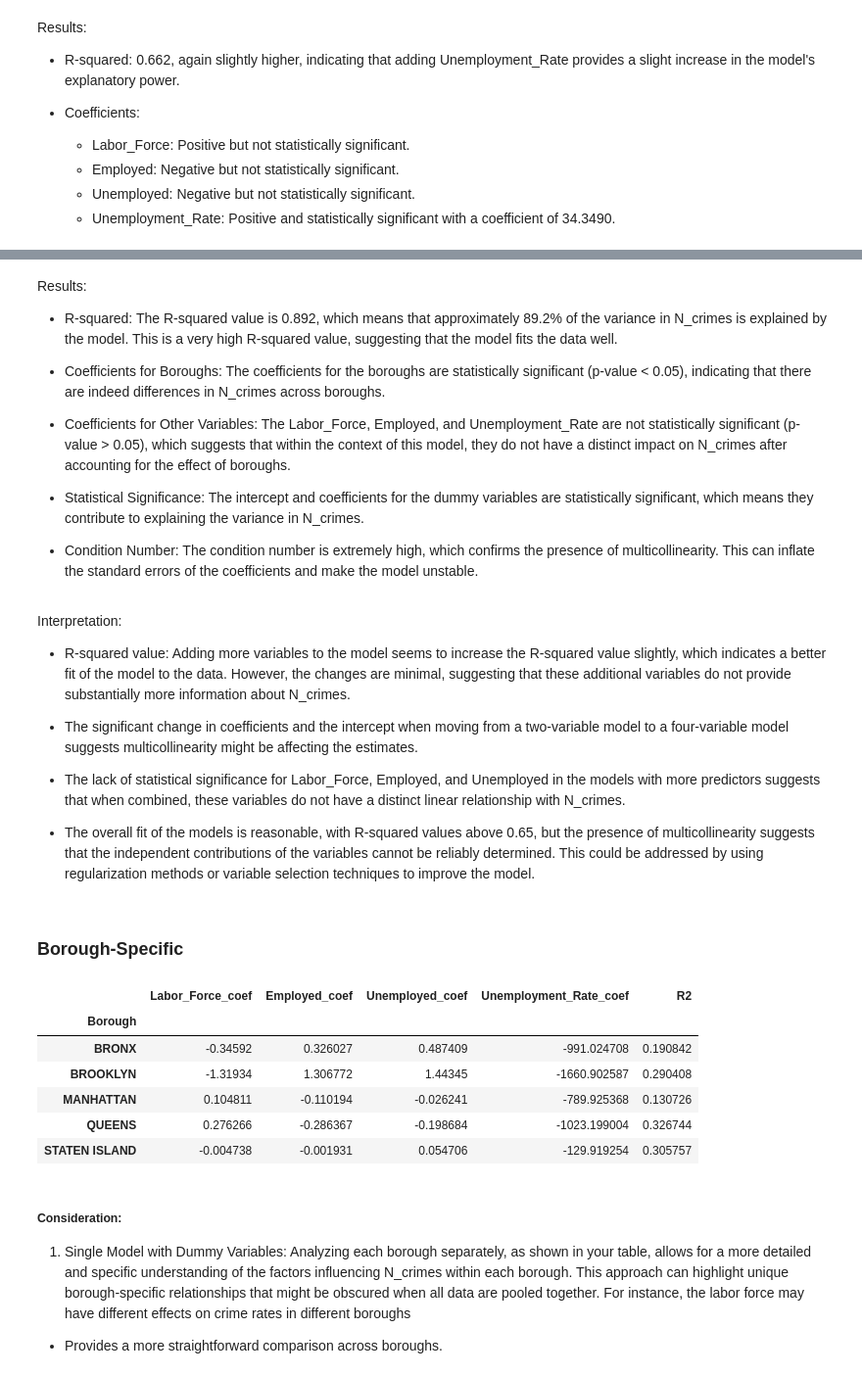
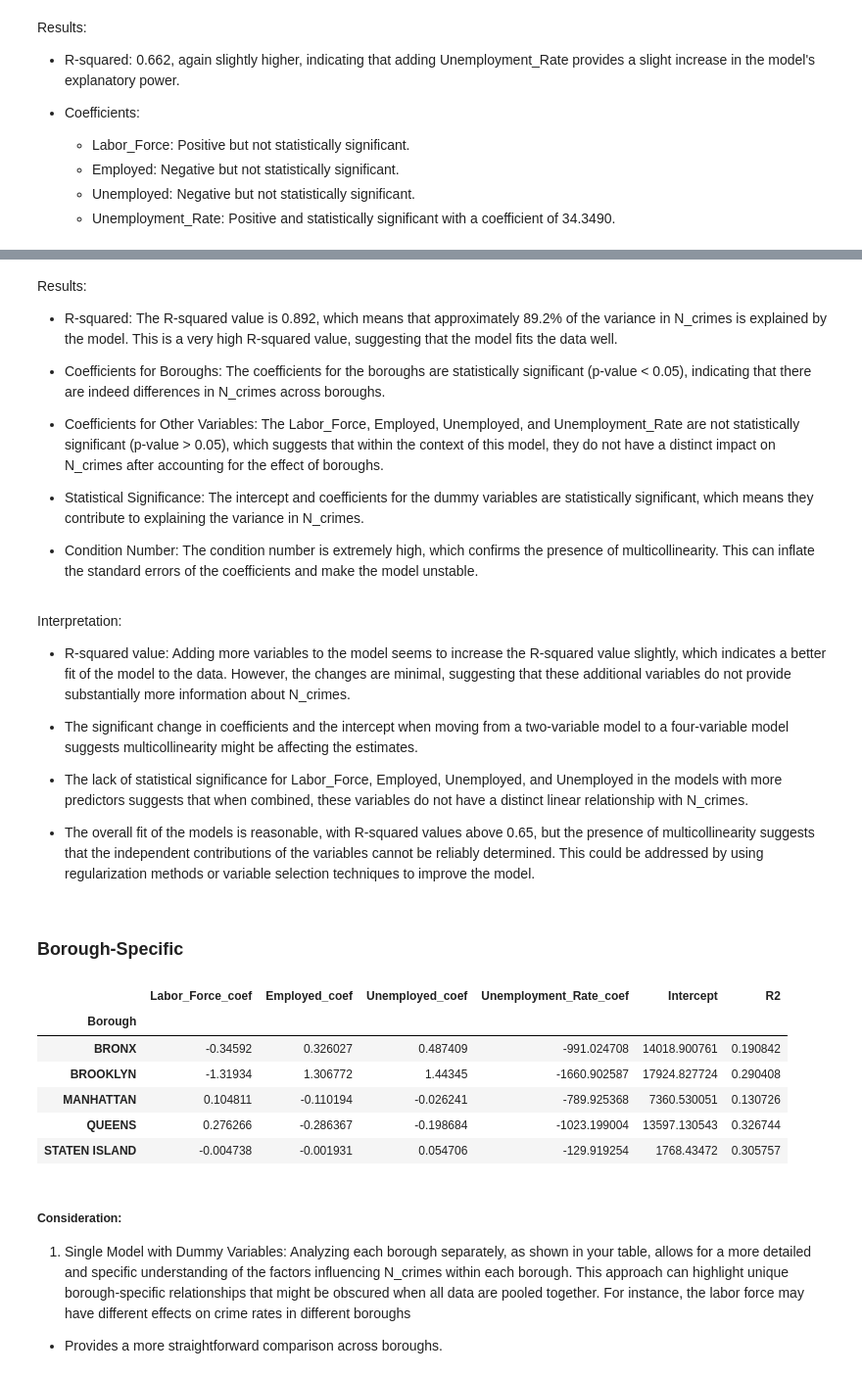
Before and after one commit to Yuntian-Wu/CUSP-7013, a Jupyter notebook: Regression.ipynb, the cells around one changed output, grey strips where cells are left out. Shown at 98% size. Drawn from its saved outputs; the diff is of its cells as text; code cells hidden in the pictures.

```diff
--- a/Regression.ipynb
+++ b/Regression.ipynb
@@ -48,9 +48,9 @@ Combined_data.head()
 ### Dummy variables representing categorical variables
 # %%
 # Create dummy variables for the 'BORO_NM' column
-boro_dummies = pd.get_dummies(Combined_data['BORO_NM'], drop_first=False)
+boro_dummies = pd.get_dummies(Combined_data['BORO_NM'], drop_first=True)
 
 # Concatenate the dummy variables with the original DataFrame
-Combined_data = pd.concat([Combined_data, boro_dummies], axis=1)
-Combined_data.head()
+Combined_data_dummies = pd.concat([Combined_data, boro_dummies], axis=1)
+Combined_data_dummies.head()
 # %% [output]
@@ -97,8 +101,7 @@ correlation_matrix
 #### 1.With intercept
 # %%
 # Rename
-Combined_data.rename(columns={'Labor Force':'Labor_Force','Unemployment Rate':'Unemployment_Rate',
-                              'STATEN ISLAND':'STATEN_ISLAND'},inplace = True)
+Combined_data.rename(columns={'Labor Force':'Labor_Force','Unemployment Rate':'Unemployment_Rate'},inplace = True)
 # %%
 regressors = ['Labor_Force','Employed','Unemployed','Unemployment_Rate']
 # %%
@@ -282,7 +285,7 @@ Results:
     - Unemployed: Negative but not statistically significant.
     - Unemployment_Rate: Positive and statistically significant with a coefficient of 34.3490.
 # %%
-lm = smf.ols(formula= 'N_crimes~ Labor_Force + Employed + Unemployed + Unemployment_Rate + BRONX + BROOKLYN+ MANHATTAN+ QUEENS+ STATEN_ISLAND', data = Combined_data).fit()
+lm = smf.ols(formula= 'N_crimes~ Labor_Force + Employed + Unemployed + Unemployment_Rate + C(BORO_NM)', data = Combined_data).fit()
 print(lm.summary())
 # %% [output]
                             OLS Regression Results
@@ -309,7 +312,7 @@ Results:
 
 - Coefficients for Boroughs: The coefficients for the boroughs are statistically significant (p-value < 0.05), indicating that there are indeed differences in N_crimes across boroughs.
 
-- Coefficients for Other Variables: The Labor_Force, Employed, and Unemployment_Rate are not statistically significant (p-value > 0.05), which suggests that within the context of this model, they do not have a distinct impact on N_crimes after accounting for the effect of boroughs.
+- Coefficients for Other Variables: The Labor_Force, Employed, Unemployed, and Unemployment_Rate are not statistically significant (p-value > 0.05), which suggests that within the context of this model, they do not have a distinct impact on N_crimes after accounting for the effect of boroughs.
 
 - Statistical Significance: The intercept and coefficients for the dummy variables are statistically significant, which means they contribute to explaining the variance in N_crimes.
 
@@ -321,7 +324,7 @@ Interpretation:
 
 - The significant change in coefficients and the intercept when moving from a two-variable model to a four-variable model suggests multicollinearity might be affecting the estimates.
 
-- The lack of statistical significance for Labor_Force, Employed, and Unemployed in the models with more predictors suggests that when combined, these variables do not have a distinct linear relationship with N_crimes.
+- The lack of statistical significance for Labor_Force, Employed, Unemployed, and Unemployed in the models with more predictors suggests that when combined, these variables do not have a distinct linear relationship with N_crimes.
 
 - The overall fit of the models is reasonable, with R-squared values above 0.65, but the presence of multicollinearity suggests that the independent contributions of the variables cannot be reliably determined. This could be addressed by using regularization methods or variable selection techniques to improve the model.
 # %% [markdown]
@@ -331,31 +334,31 @@ results_df2 = pd.DataFrame(columns=['Labor_Force_coef',
                                     'Employed_coef',
                                     'Unemployed_coef',
                                     'Unemployment_Rate_coef',
-                                    #'Intercept',
+                                    'Intercept',
                                     'R2'])
 results_df2['Borough'] = Combined_data['BORO_NM'].unique()
 results_df2 = results_df2.set_index('Borough')
 # %%
 for boro in Combined_data['BORO_NM'].unique():
 
     df_boro = Combined_data[Combined_data['BORO_NM'] == boro]
     lm = smf.ols(formula='N_crimes~ Labor_Force + Employed + Unemployed + Unemployment_Rate', data=df_boro).fit()
 
     results_df2.loc[boro] = [lm.params['Labor_Force'],
                                    lm.params['Employed'],
                                    lm.params['Unemployed'],
                                    lm.params['Unemployment_Rate'],
-                                   #lm.params['Intercept'],
+                                   lm.params['Intercept'],
                                    lm.rsquared]
 results_df2
 # %% [output]
-|  | Labor_Force_coef | Employed_coef | Unemployed_coef | Unemployment_Rate_coef | R2 |
-| Borough |  |  |  |  |  |
-| BRONX | -0.34592 | 0.326027 | 0.487409 | -991.024708 | 0.190842 |
-| BROOKLYN | -1.31934 | 1.306772 | 1.44345 | -1660.902587 | 0.290408 |
-| MANHATTAN | 0.104811 | -0.110194 | -0.026241 | -789.925368 | 0.130726 |
-| QUEENS | 0.276266 | -0.286367 | -0.198684 | -1023.199004 | 0.326744 |
-| STATEN ISLAND | -0.004738 | -0.001931 | 0.054706 | -129.919254 | 0.305757 |
+|  | Labor_Force_coef | Employed_coef | Unemployed_coef | Unemployment_Rate_coef | Intercept | R2 |
+| Borough |  |  |  |  |  |  |
+| BRONX | -0.34592 | 0.326027 | 0.487409 | -991.024708 | 14018.900761 | 0.190842 |
+| BROOKLYN | -1.31934 | 1.306772 | 1.44345 | -1660.902587 | 17924.827724 | 0.290408 |
+| MANHATTAN | 0.104811 | -0.110194 | -0.026241 | -789.925368 | 7360.530051 | 0.130726 |
+| QUEENS | 0.276266 | -0.286367 | -0.198684 | -1023.199004 | 13597.130543 | 0.326744 |
+| STATEN ISLAND | -0.004738 | -0.001931 | 0.054706 | -129.919254 | 1768.43472 | 0.305757 |
 # %% [markdown]
 ##### Consideration:
 
```
Also changed, not shown: parts of 32 cells of this notebook.
